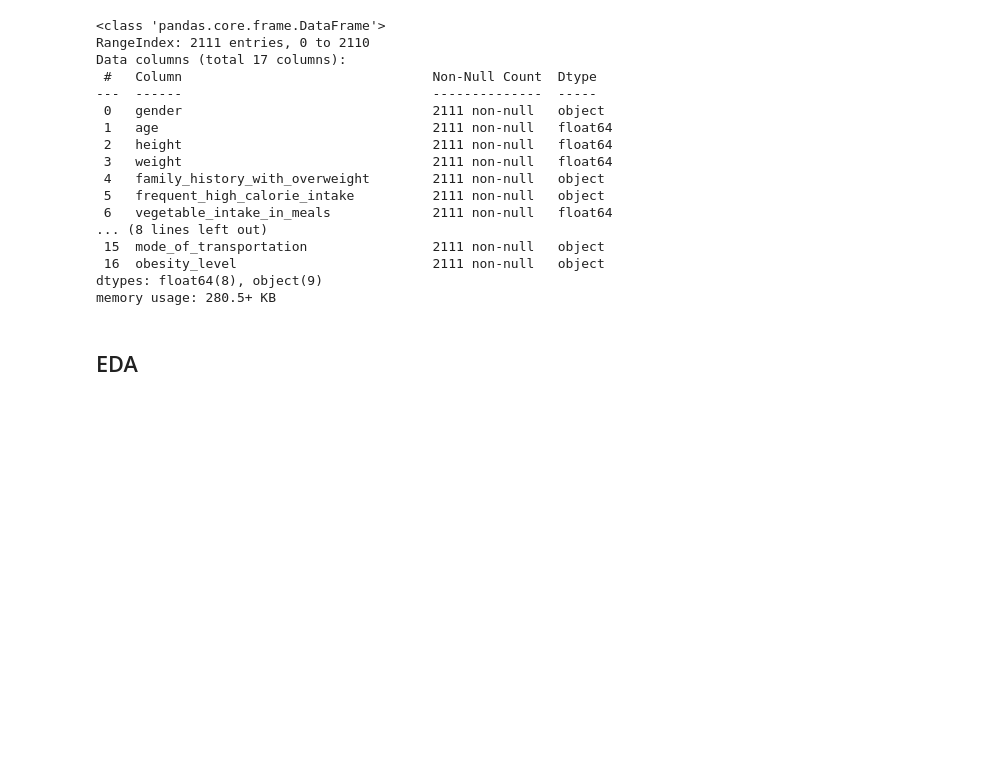
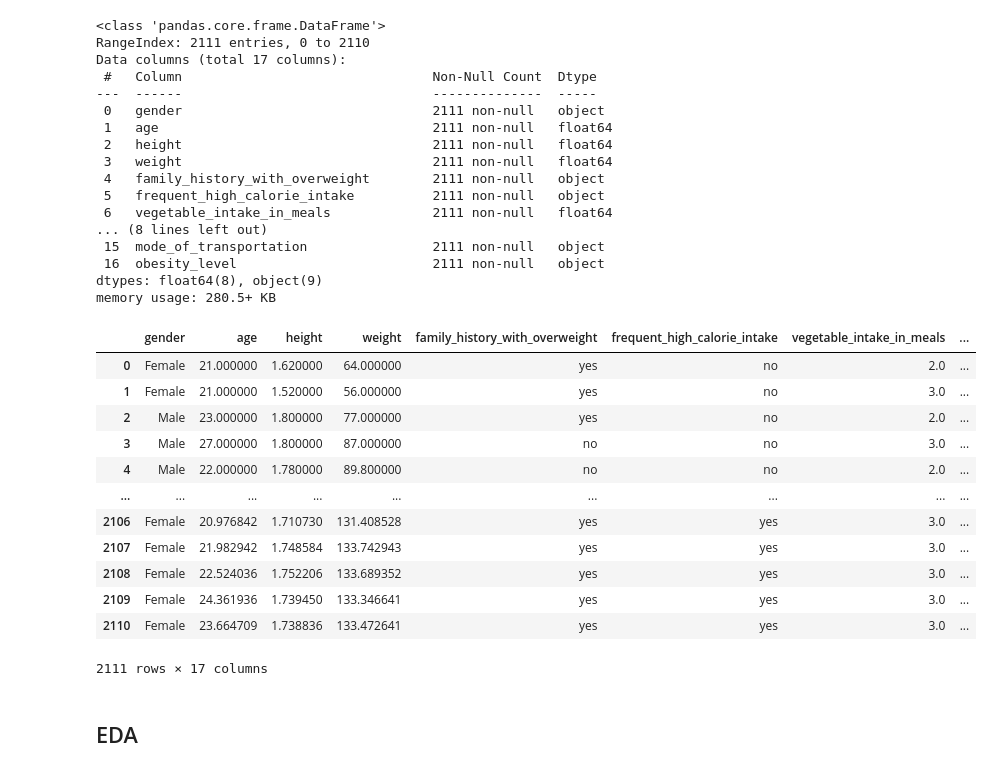
Before and after one commit to UBC-MDS/obesity-classifier-group17, a Jupyter notebook: notebooks/obesity_level_predictor_report.ipynb, the cells around one changed output. Saved outputs shown, nothing was run; the diff lists cells and outputs as text; code cells hidden in the pictures; blank space fills up the shorter version.

Commit message:
Data validation: missingness, correct data types, duplicates and outliers; Remove duplicate observations

```diff
--- a/notebooks/obesity_level_predictor_report.ipynb
+++ b/notebooks/obesity_level_predictor_report.ipynb
@@ -153,15 +151,51 @@ dtypes: float64(8), object(9)
 memory usage: 280.5+ KB
 # %%
 # Data Validation
-schema = pa.DataFrameSchema(
+# Code below adapted from https://ubc-dsci.github.io/reproducible-and-trustworthy-workflows-for-data-science/lectures/130-data-validation.html
+
+schema = pa.DataFrameSchema({
     "gender": pa.Column(str, pa.Check.isin(["Female", "Male"])),
-    "age": pa.Column(float, pa.Check.between(10, 99), nullable=True)
+    "age": pa.Column(float, pa.Check.between(10, 99), nullable=True),
     "height": pa.Column(float, pa.Check.between(1.0, 2.5), nullable=True),
     "weight": pa.Column(float, pa.Check.between(30, 200), nullable=True),
     "family_history_with_overweight": pa.Column(str, pa.Check.isin(["yes", "no"])),
-    "frequent_high_calorie_intake": pa.Column(str, pa.Check.isin(["yes", "no"]))
+    "frequent_high_calorie_intake": pa.Column(str, pa.Check.isin(["yes", "no"])),
+    "vegetable_intake_in_meals": pa.Column(float, pa.Check.between(1.0, 3.0), nullable=True),
+    "meals_per_day": pa.Column(float, pa.Check.between(0.0, 10.0), nullable=True),
+    "food_intake_between_meals": pa.Column(str, pa.Check.isin(['Sometimes', 'Frequently', 'Always', 'no'])),
+    "smoker": pa.Column(str, pa.Check.isin(['no', 'yes'])),
+    "daily_water_intake": pa.Column(float, pa.Check.between(0.0, 5.0), nullable=True),
+    "monitor_calories": pa.Column(str, pa.Check.isin(["yes", "no"])),
+    "days_per_week_with_physical_activity": pa.Column(float, pa.Check.between(0.0, 7.0), nullable=True),
+    "daily_screen_time": pa.Column(float, pa.Check.between(0.0, 24.0), nullable=True),
+    "frequent_alcohol_intake": pa.Column(str, pa.Check.isin(['no', 'Sometimes', 'Frequently', 'Always'])),
+    "mode_of_transportation": pa.Column(str, pa.Check.isin(['Public_Transportation', 'Walking', 'Automobile', 'Motorbike',
+       'Bike'])),
+    "obesity_level": pa.Column(str, pa.Check.isin(['Normal_Weight', 'Overweight_Level_I', 'Overweight_Level_II',
+       'Obesity_Type_I', 'Insufficient_Weight', 'Obesity_Type_II','Obesity_Type_III'])),
+    },
+    checks=[
+        pa.Check(lambda df: ~df.duplicated().any(), error="Duplicate rows found."),
+        pa.Check(lambda df: ~(df.isna().all(axis=1)).any(), error="Empty rows found.")
+    ],
+    drop_invalid_rows=True
+)
 
-)
+schema.validate(merged_df, lazy=True)
+# %% [output]
+|  | gender | age | height | weight | family_history_with_overweight | frequent_high_calorie_intake | vegetable_intake_in_meals | ... |
+| 0 | Female | 21.000000 | 1.620000 | 64.000000 | yes | no | 2.0 | ... |
+| 1 | Female | 21.000000 | 1.520000 | 56.000000 | yes | no | 3.0 | ... |
+| 2 | Male | 23.000000 | 1.800000 | 77.000000 | yes | no | 2.0 | ... |
+| 3 | Male | 27.000000 | 1.800000 | 87.000000 | no | no | 3.0 | ... |
+| 4 | Male | 22.000000 | 1.780000 | 89.800000 | no | no | 2.0 | ... |
+| ... | ... | ... | ... | ... | ... | ... | ... | ... |
+| 2106 | Female | 20.976842 | 1.710730 | 131.408528 | yes | yes | 3.0 | ... |
+| 2107 | Female | 21.982942 | 1.748584 | 133.742943 | yes | yes | 3.0 | ... |
+| 2108 | Female | 22.524036 | 1.752206 | 133.689352 | yes | yes | 3.0 | ... |
+| 2109 | Female | 24.361936 | 1.739450 | 133.346641 | yes | yes | 3.0 | ... |
+| 2110 | Female | 23.664709 | 1.738836 | 133.472641 | yes | yes | 3.0 | ... |
+2111 rows × 17 columns
 # %% [markdown]
 ## EDA
 # %%
```
Also changed, not shown: parts of 2 cells of this notebook.
